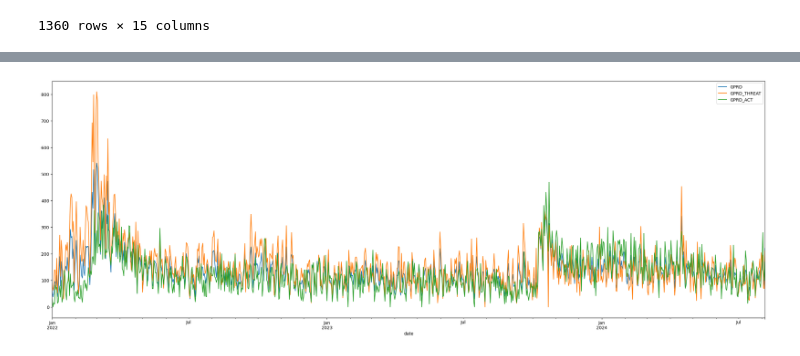
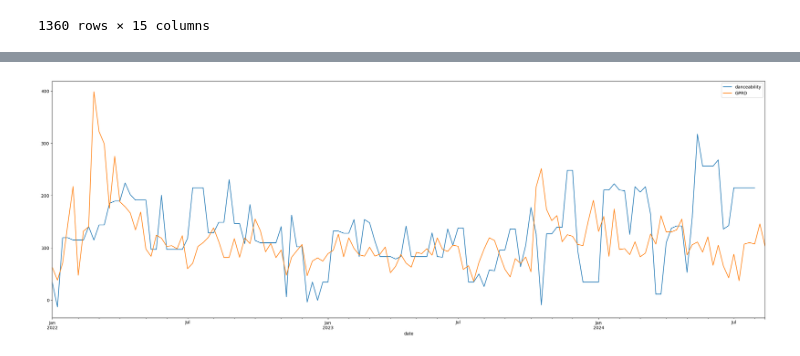
Before and after one commit to pxv6460/Music-is-the-Answer, a Jupyter notebook: project_1.ipynb, the cells around one changed output, grey strips where cells are left out. Drawn from its saved outputs; the diff is of its cells as text; code cells hidden in the pictures.

```diff
--- a/project_1.ipynb
+++ b/project_1.ipynb
@@ -232,4 +233,9 @@ billboard_df
 | 1359 | 2024-08-03 | 10 | Good Luck, Babe! | Chappell Roan | 0.700 | 0.582 | -5.960 | 0.0356 | ... |
 1360 rows × 15 columns
 # %%
-billboard_df.to_csv("billboard.csv", index=False)
+# billboard_df.to_csv("billboard.csv", index=False)
+billboard_df = pd.read_csv("billboard.csv")
+billboard_df["chart_week"] = pd.to_datetime(billboard_df["chart_week"])
+billboard_df = billboard_df.rename(columns={"current_week": "rank", "title": "song"})
+billboard_df['month_year'] = billboard_df['chart_week'].dt.to_period('M')
+billboard_df.head()
@@ -236,9 +249,8 @@ billboard_df.to_csv("billboard.csv", index=False)
 # %%
-billboard_fig = plt.figure(figsize=(30, 10))
+top_dfs = []
 for i in range(1, 4):
-    df = billboard_df.loc[billboard_df["current_week"] == i].set_index("chart_week")
-    df["danceability"].plot(label=i, ylabel="danceability")
+    top_dfs.append(billboard_df.loc[billboard_df["current_week"] == i])
 
-plt.legend()
-plt.show()
+top_3_dfs = pd.concat(top_dfs)
+top_3_dfs.info()
 # %% [output]
@@ -277,10 +496,11 @@ gpr_df
 # %%
-gpr_fig = plt.figure(figsize=(30, 10))
+danceability_group = top_3_dfs.groupby("chart_week")["danceability"].mean() * 950 - 500
+
+fig = plt.figure(figsize=(30, 10))
+danceability_group.plot()
 gpr_df["GPRD"].plot()
-gpr_df["GPRD_THREAT"].plot()
-gpr_df["GPRD_ACT"].plot()
 
 plt.legend()
 plt.show()
 # %% [output]
-[figure, old version]
+[figure, new version]
```
Also changed, not shown: parts of 29 cells of this notebook.
